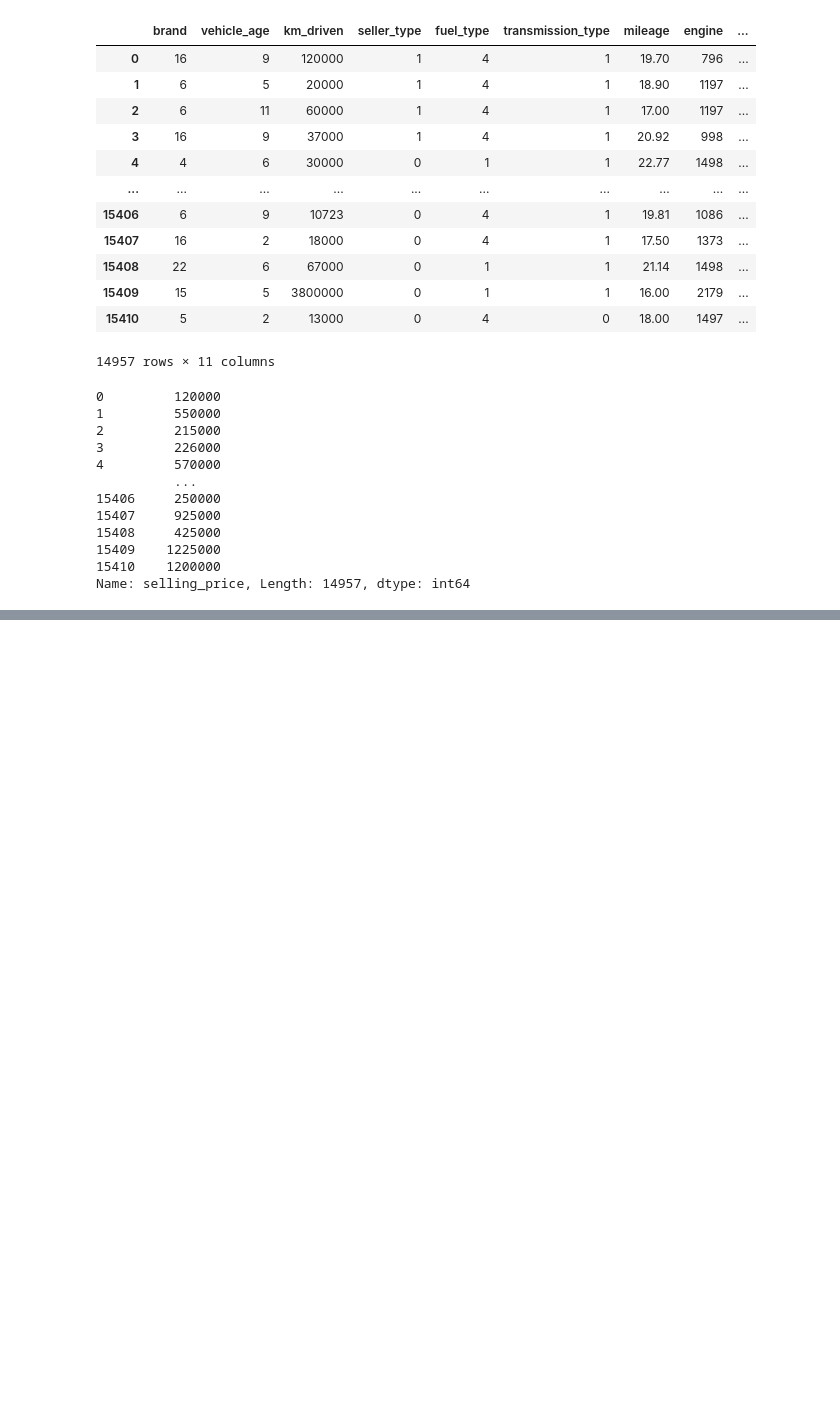
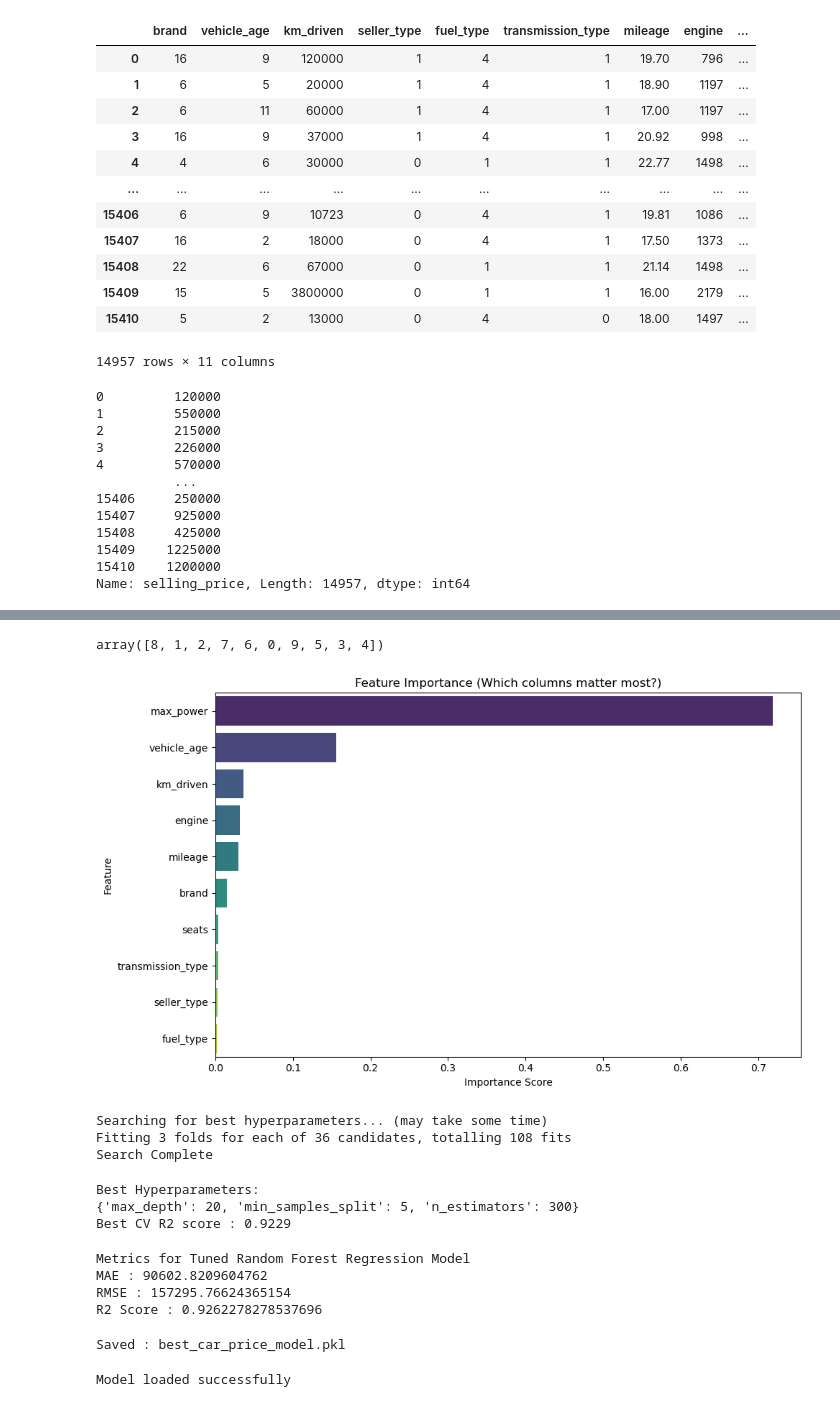
Before and after one commit to Niraj7272/DataScience, a Jupyter notebook: Practice/Machine_Learning/Ensemble Techniques.ipynb, the cells around one changed output, grey strips where cells are left out. Saved outputs shown, nothing was run; the diff lists cells and outputs as text; code cells hidden in the pictures; blank space fills up the shorter version.

```diff
--- a/Practice/Machine_Learning/Ensemble Techniques.ipynb
+++ b/Practice/Machine_Learning/Ensemble Techniques.ipynb
@@ -367,0 +451,3 @@ Name: selling_price, Length: 14957, dtype: int64
+# %%
+feat_names = X.columns.tolist()
+feat_names
@@ -367,0 +465,76 @@ Name: selling_price, Length: 14957, dtype: int64
+# %%
+sorted_idx = np.argsort(importances)[::-1]
+sorted_idx
+# %% [output]
+array([8, 1, 2, 7, 6, 0, 9, 5, 3, 4])
+# %%
+plt.figure(figsize=(10, 6))
+sns.barplot(x=importances[sorted_idx], y=np.array(feat_names)[sorted_idx], palette='viridis')
+plt.title('Feature Importance (Which columns matter most?)')
+plt.xlabel('Importance Score')
+plt.ylabel('Feature')
+plt.tight_layout()
+plt.savefig('plot7_feature_importance.png')
+plt.show()
+# %% [output]
+[figure, added]
+# %%
+# Hyperparameter Tuning
+param_grid = {
+    'n_estimators': [100, 200, 300],
+    'max_depth': [None, 10, 20, 30],
+    'min_samples_split': [2, 5, 10]
+}
+
+grid_search = GridSearchCV(
+    estimator= RandomForestRegressor(random_state=42),
+    param_grid= param_grid,
+    cv=3,
+    scoring='r2',
+    n_jobs = -1,
+    verbose= 1
+)
+
+print('Searching for best hyperparameters... (may take some time)')
+grid_search.fit(X_train, y_train)
+print('Search Complete')
+# %% [output]
+Searching for best hyperparameters... (may take some time)
+Fitting 3 folds for each of 36 candidates, totalling 108 fits
+Search Complete
+# %%
+print('Best Hyperparameters:')
+print(grid_search.best_params_)
+
+print(f'Best CV R2 score : {grid_search.best_score_:.4f}')
+# %% [output]
+Best Hyperparameters:
+{'max_depth': 20, 'min_samples_split': 5, 'n_estimators': 300}
+Best CV R2 score : 0.9229
+# %%
+best_model = grid_search.best_estimator_
+y_pred_best = best_model.predict(X_test)
+
+mae_best = mean_absolute_error(y_test, y_pred_best)
+rmse_best = np.sqrt(mean_squared_error(y_test, y_pred_best))
+r2_best = r2_score(y_test, y_pred_best)
+
+print('Metrics for Tuned Random Forest Regression Model')
+print(f'MAE : {mae_best}')
+print(f'RMSE : {rmse_best}')
+print(f'R2 Score : {r2_best}')
+# %% [output]
+Metrics for Tuned Random Forest Regression Model
+MAE : 90602.8209604762
+RMSE : 157295.76624365154
+R2 Score : 0.9262278278537696
+# %%
+joblib.dump(best_model, 'best_car_price_model.pkl')
+print('\nSaved : best_car_price_model.pkl')
+# %% [output]
+Saved : best_car_price_model.pkl
+# %%
+loaded_model = joblib.load('best_car_price_model.pkl')
+print('Model loaded successfully')
+# %% [output]
+Model loaded successfully
```
Also changed, not shown: parts of 12 cells of this notebook, 2 other files.
